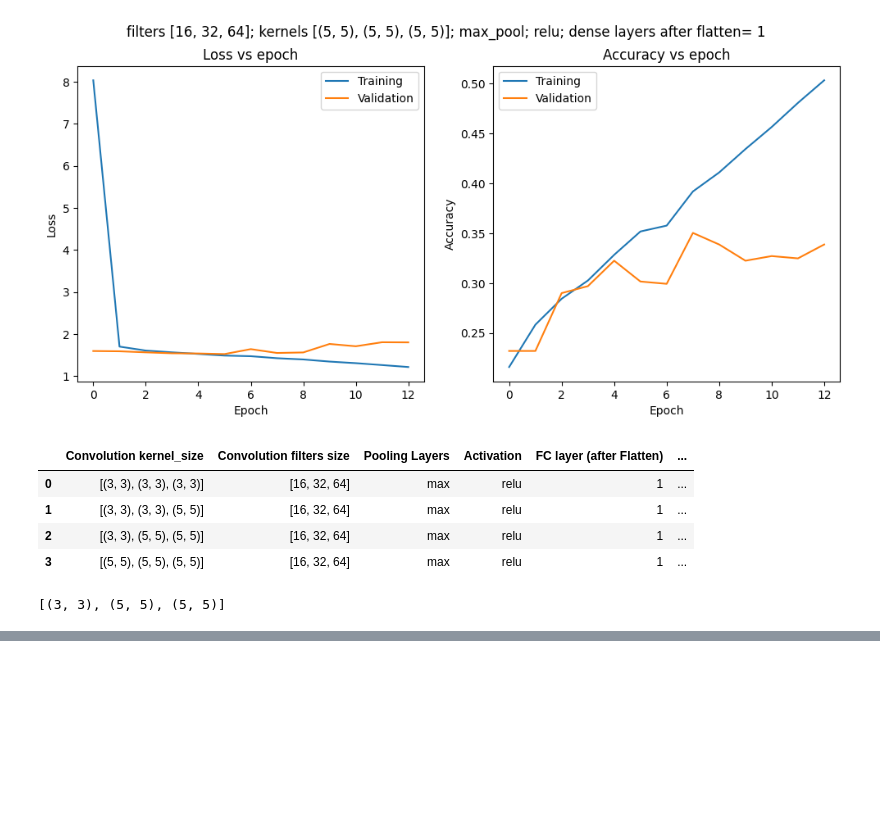
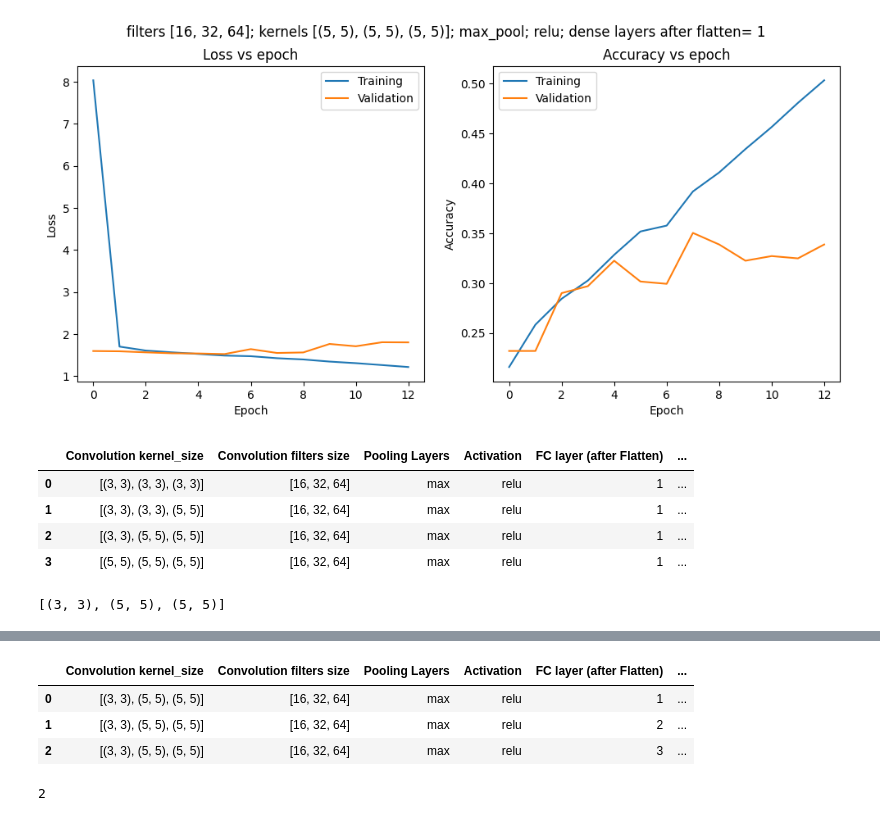
Before and after one commit to Abhiroop25902/CS-4172-ML-Lab, a Jupyter notebook: Assign6/assign6.ipynb, the cells around one changed output, grey strips where cells are left out. Saved outputs shown, nothing was run; the diff lists cells and outputs as text; code cells hidden in the pictures; blank space fills up the shorter version.

```diff
--- a/Assign6/assign6.ipynb
+++ b/Assign6/assign6.ipynb
@@ -259,0 +309,16 @@ best_conv_kernel
+# %%
+result
+# %% [output]
+|  | Convolution kernel_size | Convolution filters size | Pooling Layers | Activation | FC layer (after Flatten) | ... |
+| 0 | [(3, 3), (5, 5), (5, 5)] | [16, 32, 64] | max | relu | 1 | ... |
+| 1 | [(3, 3), (5, 5), (5, 5)] | [16, 32, 64] | max | relu | 2 | ... |
+| 2 | [(3, 3), (5, 5), (5, 5)] | [16, 32, 64] | max | relu | 3 | ... |
+# %%
+best_num_fc_layers = result.sort_values(
+    by=['Validation Accuracy', 'Validation Loss'],
+    ascending=[False, True]
+    )['FC layer (after Flatten)'].iloc[0]
+
+best_num_fc_layers
+# %% [output]
+2
```
Also changed, not shown: parts of 2 cells of this notebook.
